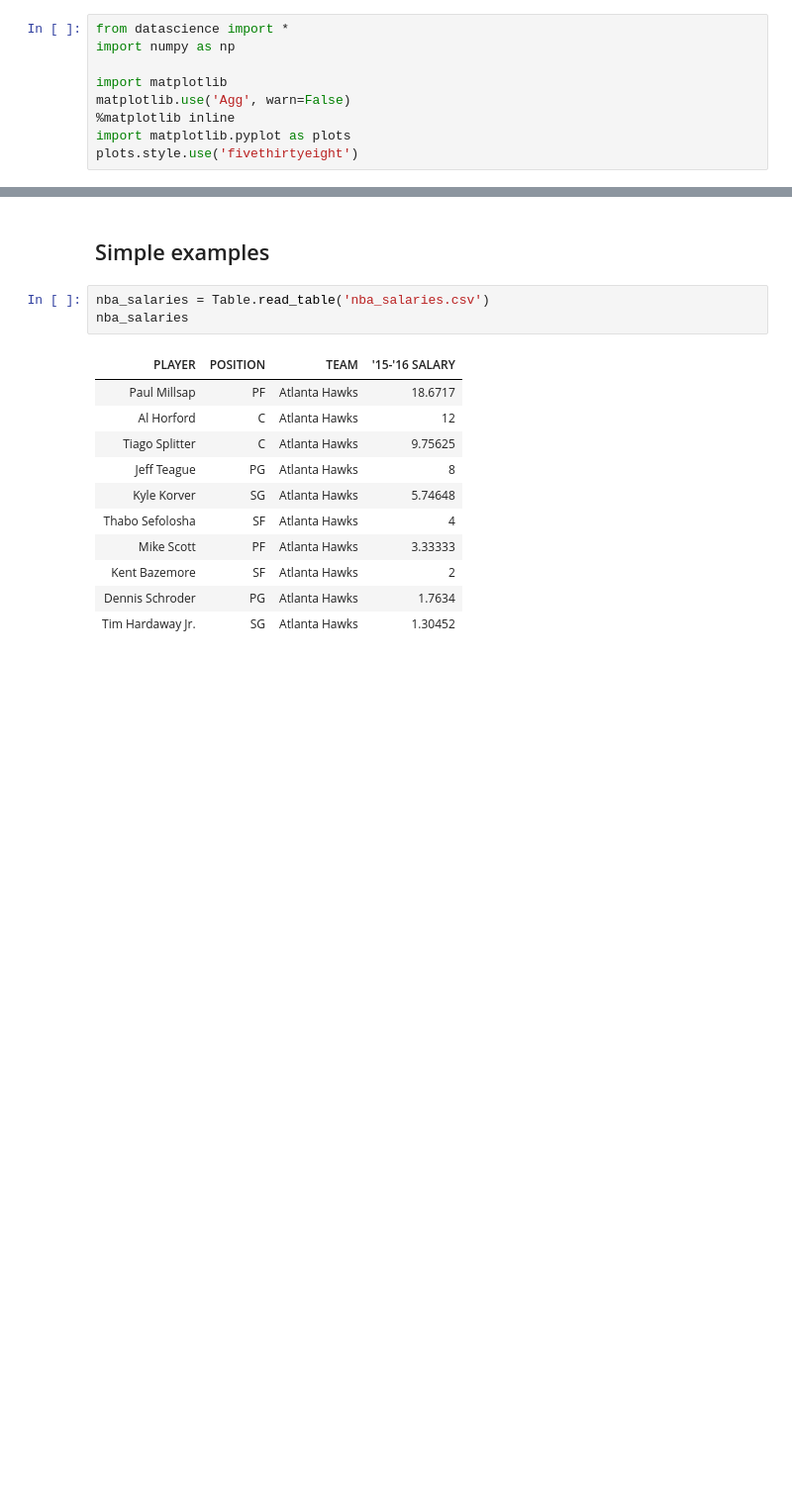
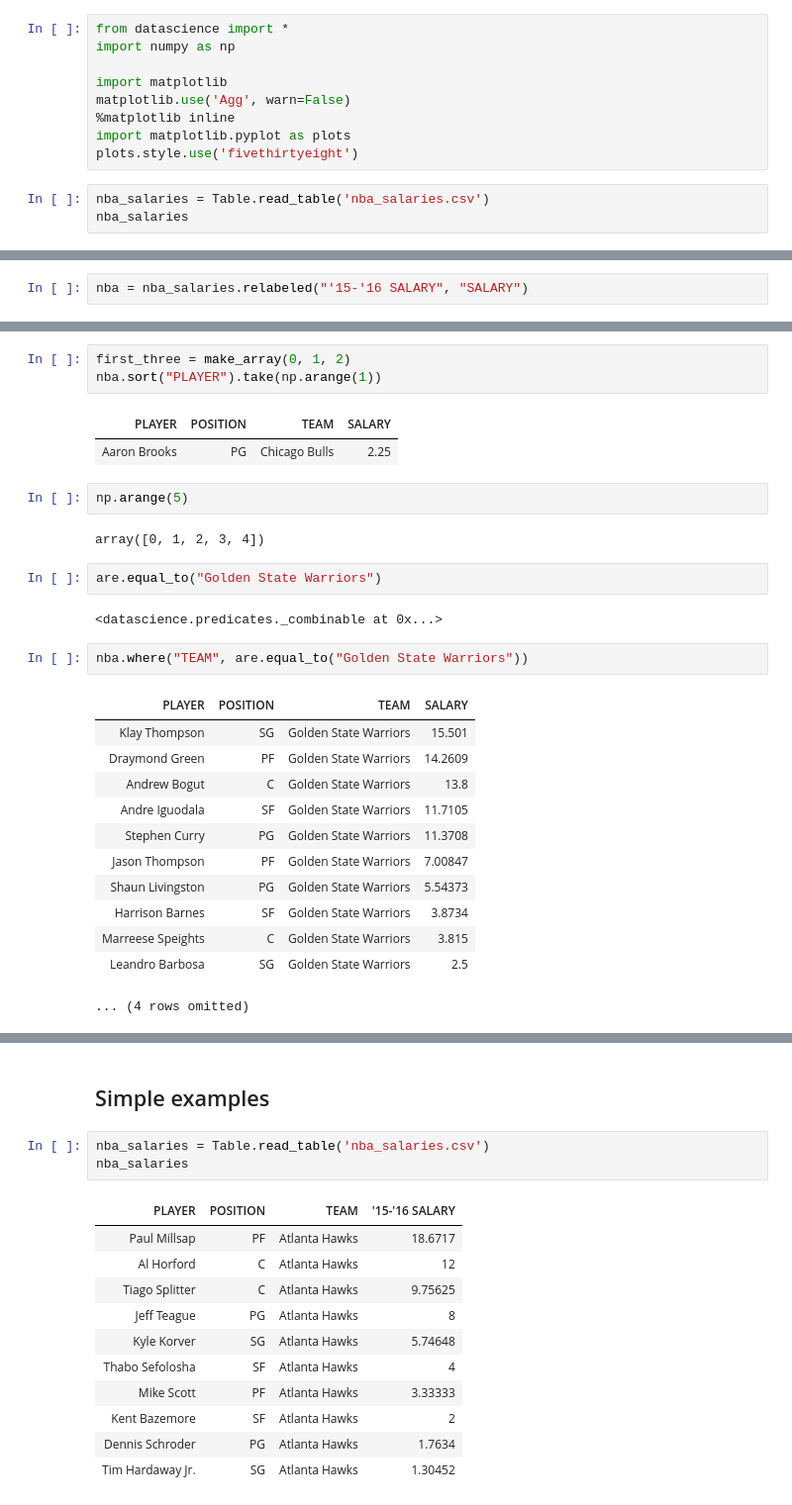
Before and after one commit to data-8r/course-assets, a Jupyter notebook: lectures/lecture12.ipynb, the cells around one changed output, grey strips where cells are left out. Shown: that part at 99% size. Cells and saved outputs as stored; diff of their text form; blank space fills up the shorter version.

```diff
--- a/lectures/lecture12.ipynb
+++ b/lectures/lecture12.ipynb
@@ -7,3 +7,6 @@ matplotlib.use('Agg', warn=False)
 %matplotlib inline
 import matplotlib.pyplot as plots
 plots.style.use('fivethirtyeight')
+# %%
+nba_salaries = Table.read_table('nba_salaries.csv')
+nba_salaries
@@ -9,0 +111,2 @@ plots.style.use('fivethirtyeight')
+# %%
+nba = nba_salaries.relabeled("'15-'16 SALARY", "SALARY")
@@ -9,0 +154,29 @@ plots.style.use('fivethirtyeight')
+# %%
+first_three = make_array(0, 1, 2)
+nba.sort("PLAYER").take(np.arange(1))
+# %% [output]
+| PLAYER | POSITION | TEAM | SALARY |
+| Aaron Brooks | PG | Chicago Bulls | 2.25 |
+# %%
+np.arange(5)
+# %% [output]
+array([0, 1, 2, 3, 4])
+# %%
+are.equal_to("Golden State Warriors")
+# %% [output]
+<datascience.predicates._combinable at 0x...>
+# %%
+nba.where("TEAM", are.equal_to("Golden State Warriors"))
+# %% [output]
+| PLAYER | POSITION | TEAM | SALARY |
+| Klay Thompson | SG | Golden State Warriors | 15.501 |
+| Draymond Green | PF | Golden State Warriors | 14.2609 |
+| Andrew Bogut | C | Golden State Warriors | 13.8 |
+| Andre Iguodala | SF | Golden State Warriors | 11.7105 |
+| Stephen Curry | PG | Golden State Warriors | 11.3708 |
+| Jason Thompson | PF | Golden State Warriors | 7.00847 |
+| Shaun Livingston | PG | Golden State Warriors | 5.54373 |
+| Harrison Barnes | SF | Golden State Warriors | 3.8734 |
+| Marreese Speights | C | Golden State Warriors | 3.815 |
+| Leandro Barbosa | SG | Golden State Warriors | 2.5 |
+... (4 rows omitted)
```
Also changed, not shown: parts of 17 cells of this notebook, 14 other files.
